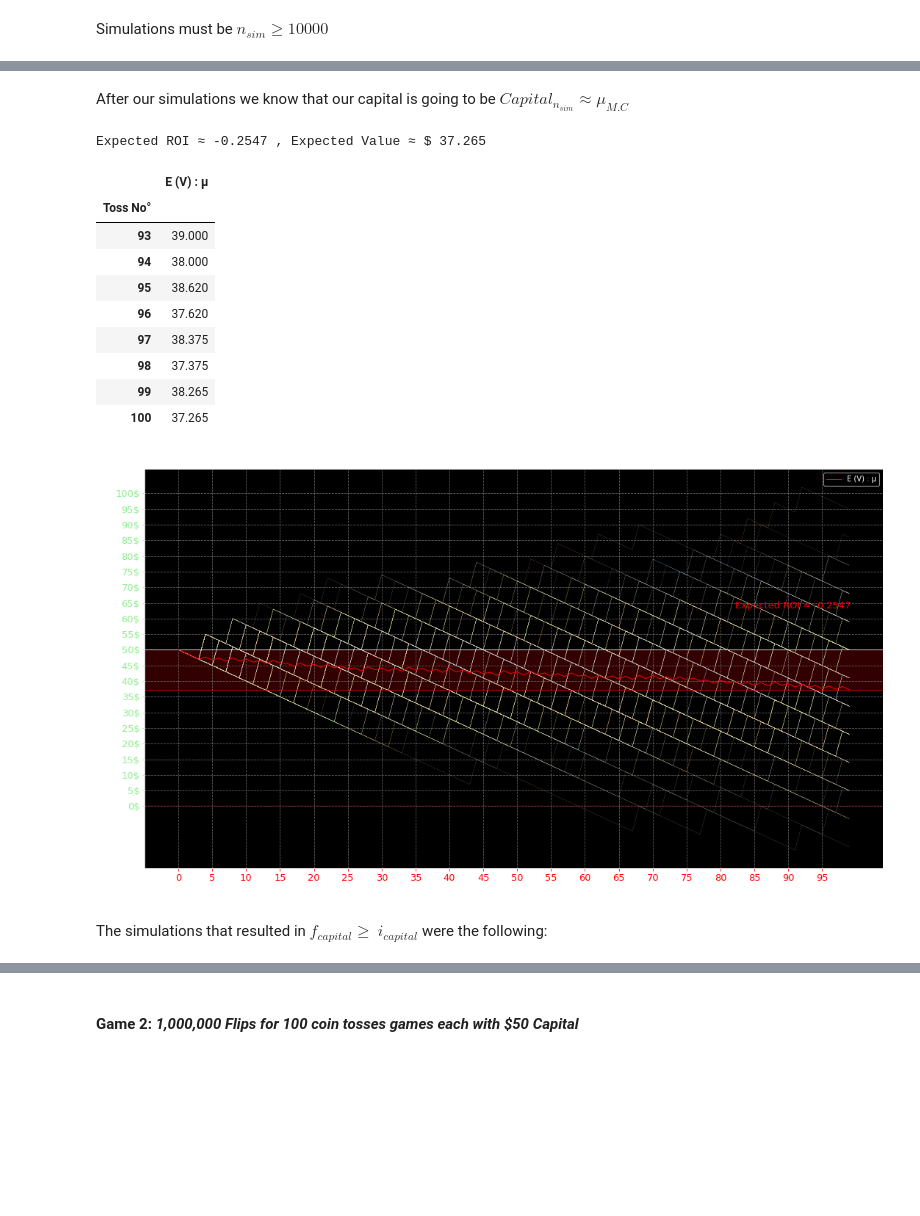
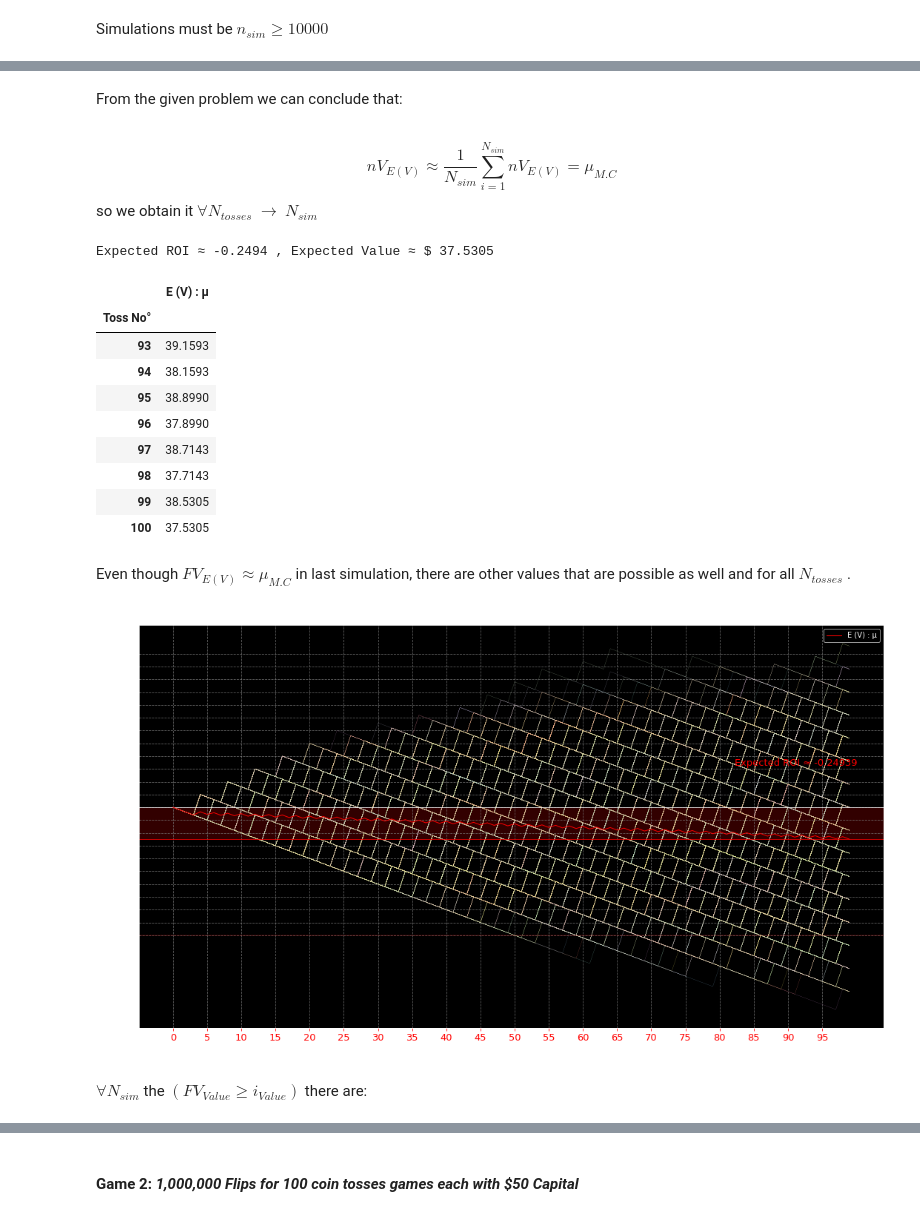
Before and after one commit to EMarquez7/Examen-1, a Jupyter notebook: MC-Simulations.ipynb, the cells around one changed output, grey strips where cells are left out. Cells and saved outputs as stored; diff of their text form; code cells hidden in the pictures; blank space fills up the shorter version.

```diff
--- a/MC-Simulations.ipynb
+++ b/MC-Simulations.ipynb
@@ -74,7 +65,7 @@ We want to know not only the most prob. outcome but also: <br><br>
 
 #### <span style='color:lightblue'> MonteCarlo Simulations: </span><br>
 # %%
-initial_capital, bet, n_games, prize, sim  = 50, 1, 100, 8, 200
+initial_capital, bet, n_games, prize, sim  = 50, 1, 100, 8, 10000
 df1 = dt.coin_game_sim(initial_capital, bet, n_games, prize, 0, sim).T
 df1.head(8)
 # %% [output]
@@ -104,5 +95,8 @@ df1.tail(8)
-# %% [markdown]
-After our simulations we know that our capital is going to be $Capital_{{n}_{sim}}\approx \mu_{M.C}$
+# %% [markdown]
+From the given problem we can conclude that:
+# %% [markdown]
+$$nV_{E(V)}\approx \frac{1}{N_{sim}}\sum_{i=1}^{N_{sim}}nV_{E(V)} = \mu_{M.C}$$
+so we obtain it $\forall N_{tosses}$ $\rightarrow$ $N_{sim}$<br>
 # %%
 E_V1=pd.DataFrame(df1.T.mean(), columns=['E (V) : µ'])
 E_V1.index.name = 'Toss No°'
@@ -111,23 +105,25 @@ ROI = (E_V1.iloc[-1][0] / E_V1.iloc[0][0]) - 1
 print("Expected ROI ≈", round(ROI, 4), ', Expected Value ≈ $', E_V1.iloc[-1][0])
 E_V1.tail(8)
 # %% [output]
-Expected ROI ≈ -0.2547 , Expected Value ≈ $ 37.265
+Expected ROI ≈ -0.2494 , Expected Value ≈ $ 37.5305
 |  | E (V) : µ |
 | Toss No° |  |
-| 93 | 39.000 |
-| 94 | 38.000 |
-| 95 | 38.620 |
-| 96 | 37.620 |
-| 97 | 38.375 |
-| 98 | 37.375 |
-| 99 | 38.265 |
-| 100 | 37.265 |
+| 93 | 39.1593 |
+| 94 | 38.1593 |
+| 95 | 38.8990 |
+| 96 | 37.8990 |
+| 97 | 38.7143 |
+| 98 | 37.7143 |
+| 99 | 38.5305 |
+| 100 | 37.5305 |
+# %% [markdown]
+Even though $FV_{E(V)}\approx \mu_{M.C}$ in last simulation, there are other values that are possible as well and for all $N_{tosses}$ .
 # %%
-vs.MC_plot(df1, E_V1, "Toss No°", "Capital", E_V1.iloc[0][0], E_V1.iloc[-1][0], sim)
+vs.MC_plot(df1, E_V1, "Toss No°", "Capital", E_V1.iloc[0][0], E_V1.iloc[-1][0])
 # %% [output]
-[figure, old version]
+[figure, new version]
-# %% [markdown]
-The simulations that resulted in $f_{capital} \geq$ $i_{capital}$ were the following:
+# %% [markdown]
+ $\forall N_{sim}$ the $(FV_{Value} \geq i_{Value})$ there are:
 # %%
 #Make a dataframe of df1.iloc[-1][df1.iloc[-1] > initial_capital] with Sim as index name and F.C. as column name.
 FV1 = df1.iloc[-1][df1.iloc[-1] > initial_capital]
```
Also changed, not shown: parts of 24 cells of this notebook, 5 other files.
